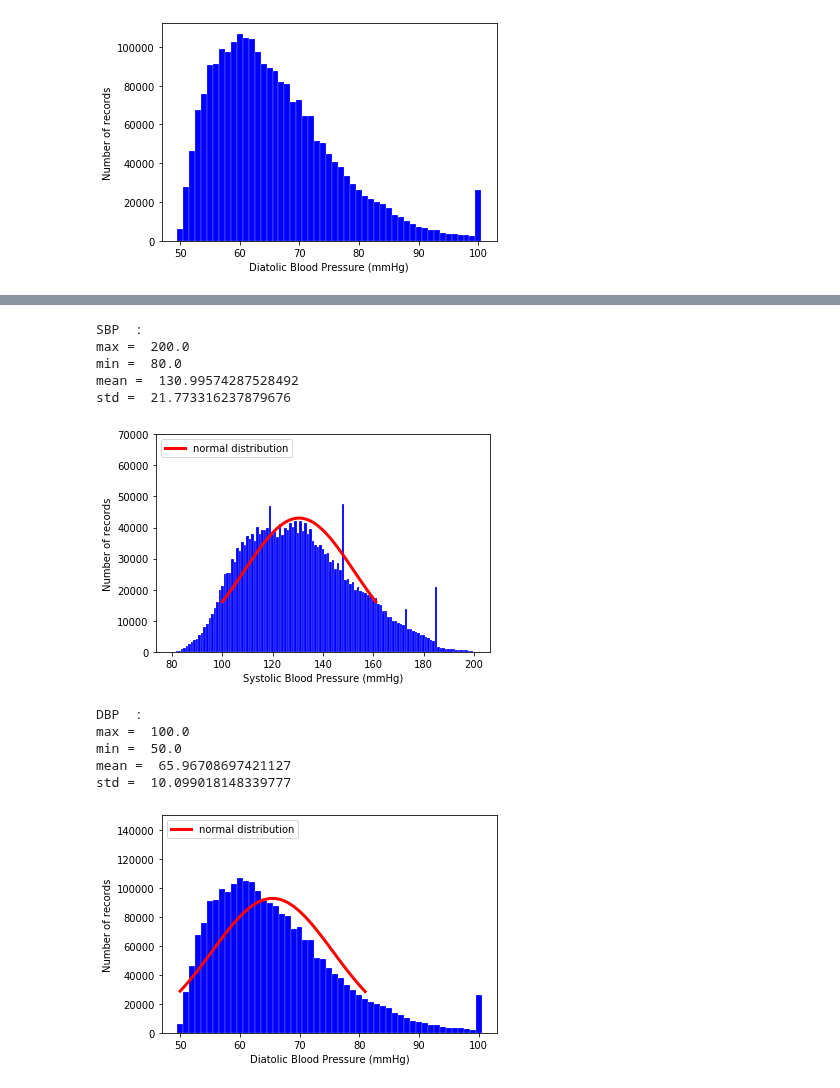
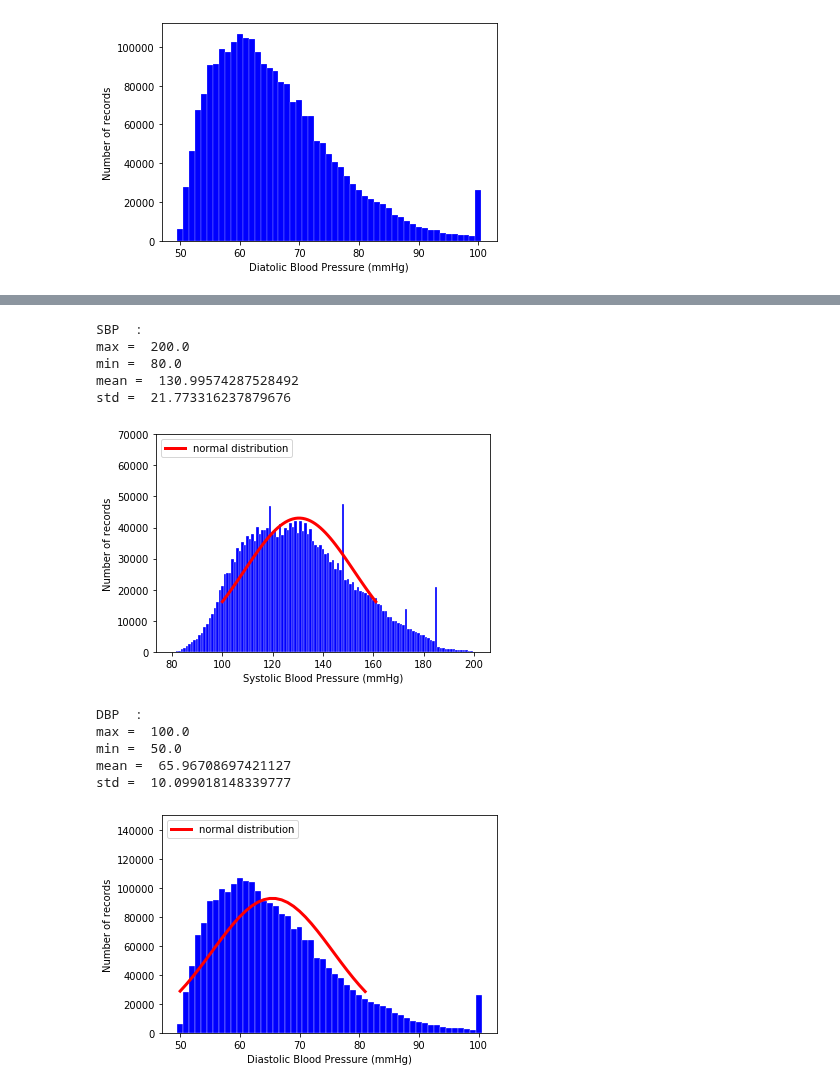
Before and after one commit to Yan-Cheng-Hsu/Blood-Pressure-Estimation-Model, a Jupyter notebook: PPG_Preprocessing/FeatureExtraction_59features.ipynb, the cells around one changed output, grey strips where cells are left out. Drawn from its saved outputs; the diff is of its cells as text; code cells hidden in the pictures.

```diff
--- a/PPG_Preprocessing/FeatureExtraction_59features.ipynb
+++ b/PPG_Preprocessing/FeatureExtraction_59features.ipynb
@@ -1055,7 +1055,7 @@ for i in M:
     if i == 'SBP':
         plt.xlabel( 'Systolic Blood Pressure (mmHg)' , color = 'black' )
     else:
-        plt.xlabel( 'Diatolic Blood Pressure (mmHg)' , color = 'black' )
+        plt.xlabel( 'Diastolic Blood Pressure (mmHg)' , color = 'black' )
 
     if i == 'SBP':
         plt.ylim( ( 0 , 70000 ) )
@@ -1094,6 +1094,6 @@ std =  10.099018148339777
 # %%
 for i in M:
-    plt.bar( x[i] , y[i] , width = 1 , color = 'blue' , edgecolor = 'white' , lw = 0.2 )#,label = 'Mean = '  + str( np.round( np.mean(Att[i]) , 2 ) )+ '\n' + 'Standard of Deviation = ' + str( np.round( np.std(Att[i]) , 2 ) ) + '\n' + 'Max = ' + str(np.around( np.max( Att[i] ) , 2 ) ) + '\n' + 'Min = ' + str(np.around( np.min( Att[i] ) , 2 ) )  )
+    plt.bar( x[i] , y[i] , width = 1 , color = 'blue' , edgecolor = 'white' , lw = 0.3 )#,label = 'Mean = '  + str( np.round( np.mean(Att[i]) , 2 ) )+ '\n' + 'Standard of Deviation = ' + str( np.round( np.std(Att[i]) , 2 ) ) + '\n' + 'Max = ' + str(np.around( np.max( Att[i] ) , 2 ) ) + '\n' + 'Min = ' + str(np.around( np.min( Att[i] ) , 2 ) )  )
     if i == 'DBP':
         plt.xticks( x[i][0::10] )
     else:
@@ -1109,7 +1109,7 @@ for i in M:
     if i == 'SBP':
         plt.xlabel( 'Systolic Blood Pressure (mmHg)' , color = 'black' )
     else:
-        plt.xlabel( 'Diatolic Blood Pressure (mmHg)' , color = 'black' )
+        plt.xlabel( 'Diastolic Blood Pressure (mmHg)' , color = 'black' )
 
     if i == 'SBP':
         plt.ylim( (0 , 70000) )
@@ -1117,34 +1117,34 @@ for i in M:
         plt.ylim( 0 , 150000 )
 
     if i == 'SBP':
         startv = int( np.mean( Att1[i] ) - np.std( Att1[i] ) )
         endv = int( np.mean( Att1[i] ) + np.std( Att1[i] ) )
         a = np.linspace( 100 , 161 , 62 )
         b = norm.cdf( a+1 , loc = np.mean( Att1[i] ) , scale = np.std( Att1[i] ) ) - norm.cdf( a , loc = np.mean( Att1[i] ) , scale = np.std( Att1[i] ) )
         plt.plot( a , b*len(Att1[i]) , color = 'red' , linewidth = 3 , label = 'normal distribution' )
 
     else:
         a = np.linspace( 50 , 81 , 32 )
         b = norm.cdf( a+1 , loc = np.mean( Att1[i] ) , scale = np.std( Att1[i] ) ) - norm.cdf( a , loc = np.mean( Att1[i] ) , scale = np.std( Att1[i] ) )
         plt.plot( a , b*len(Att1[i]) , color = 'red' , linewidth = 3 , label = 'normal distribution' )
 
 
 
     plt.legend( loc = 'upper left' )
     plt.show()
 # %% [output]
 SBP  :
 max =  200.0
 min =  80.0
 mean =  130.99574287528492
 std =  21.773316237879676
 [figure]
 DBP  :
 max =  100.0
 min =  50.0
 mean =  65.96708697421127
 std =  10.099018148339777
-[figure, old version]
+[figure, new version]
 # %%
 ATT = {}
 ATT['r'] = []
```
Also changed, not shown: parts of 2 cells of this notebook, 1 other file.
